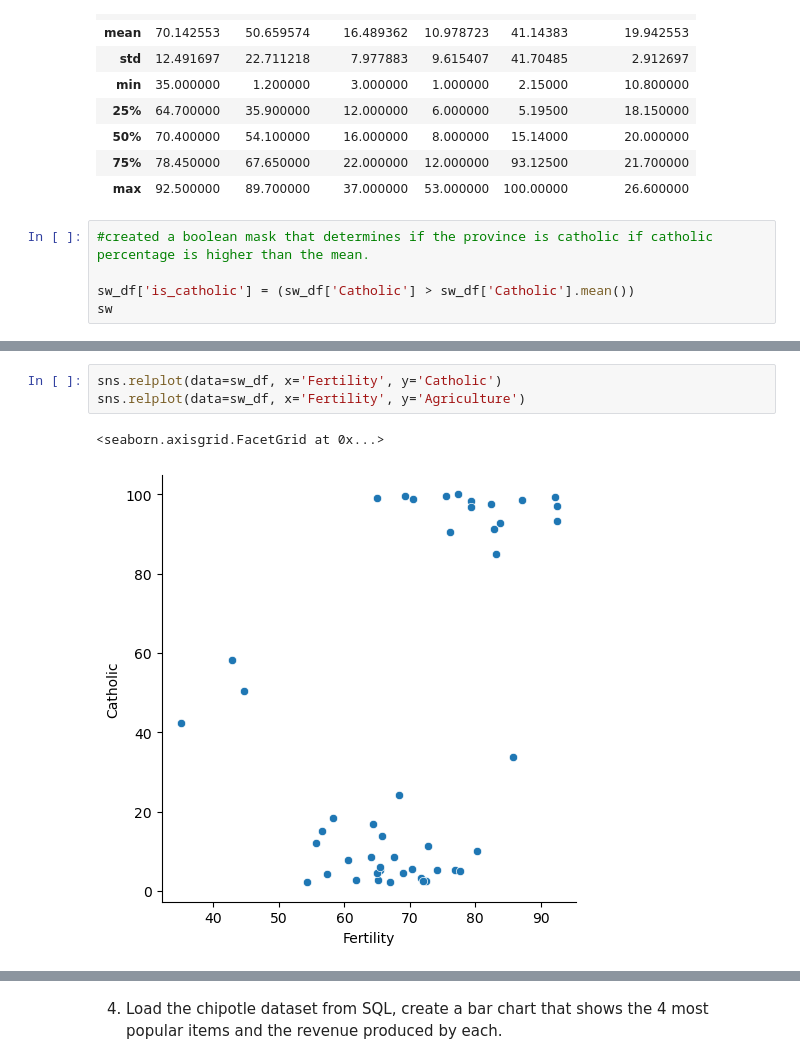
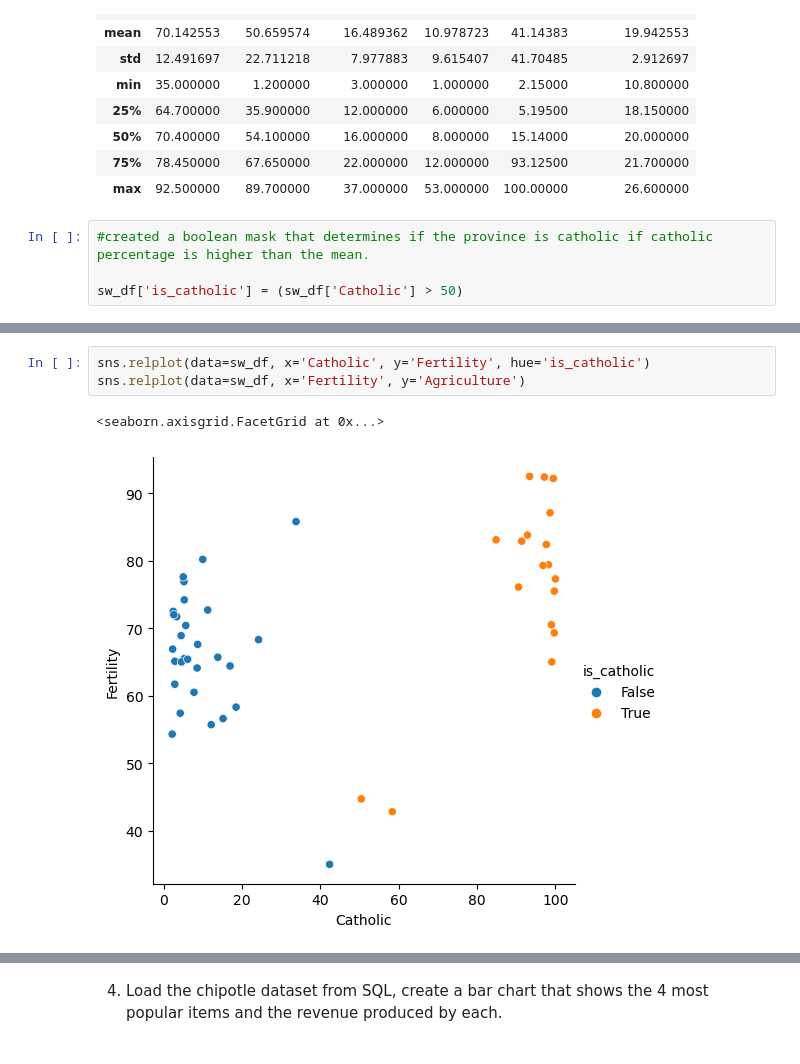
Before and after one commit to Joshua-Click/dumpy-pandas-visualization-exercises, a Jupyter notebook: seaborn_exercises.ipynb, the cells around one changed output, grey strips where cells are left out. Cells and saved outputs as stored; diff of their text form.

```diff
--- a/seaborn_exercises.ipynb
+++ b/seaborn_exercises.ipynb
@@ -232,5 +230,4 @@ sw_df.describe()
 # %%
 #created a boolean mask that determines if the province is catholic if catholic percentage is higher than the mean.
 
-sw_df['is_catholic'] = (sw_df['Catholic'] > sw_df['Catholic'].mean())
-sw
+sw_df['is_catholic'] = (sw_df['Catholic'] > 50)
@@ -255,9 +234,9 @@ Name: Catholic, dtype: bool
 # %%
-sns.relplot(data=sw_df, x='Fertility', y='Catholic')
+sns.relplot(data=sw_df, x='Catholic', y='Fertility', hue='is_catholic')
 sns.relplot(data=sw_df, x='Fertility', y='Agriculture')
 # %% [output]
 <seaborn.axisgrid.FacetGrid at 0x...>
-[figure, old version]
+[figure, new version]
 [figure]
 # %%
 
```
Also changed, not shown: parts of 12 cells of this notebook.
